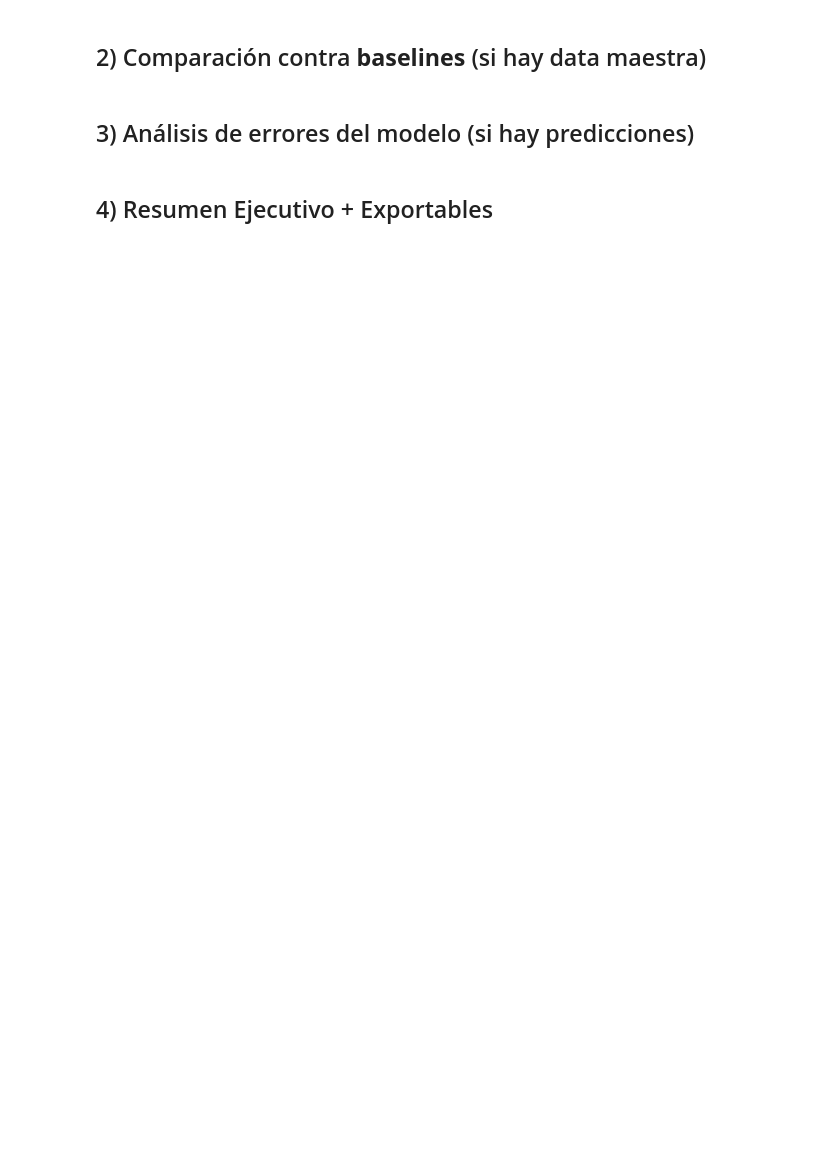
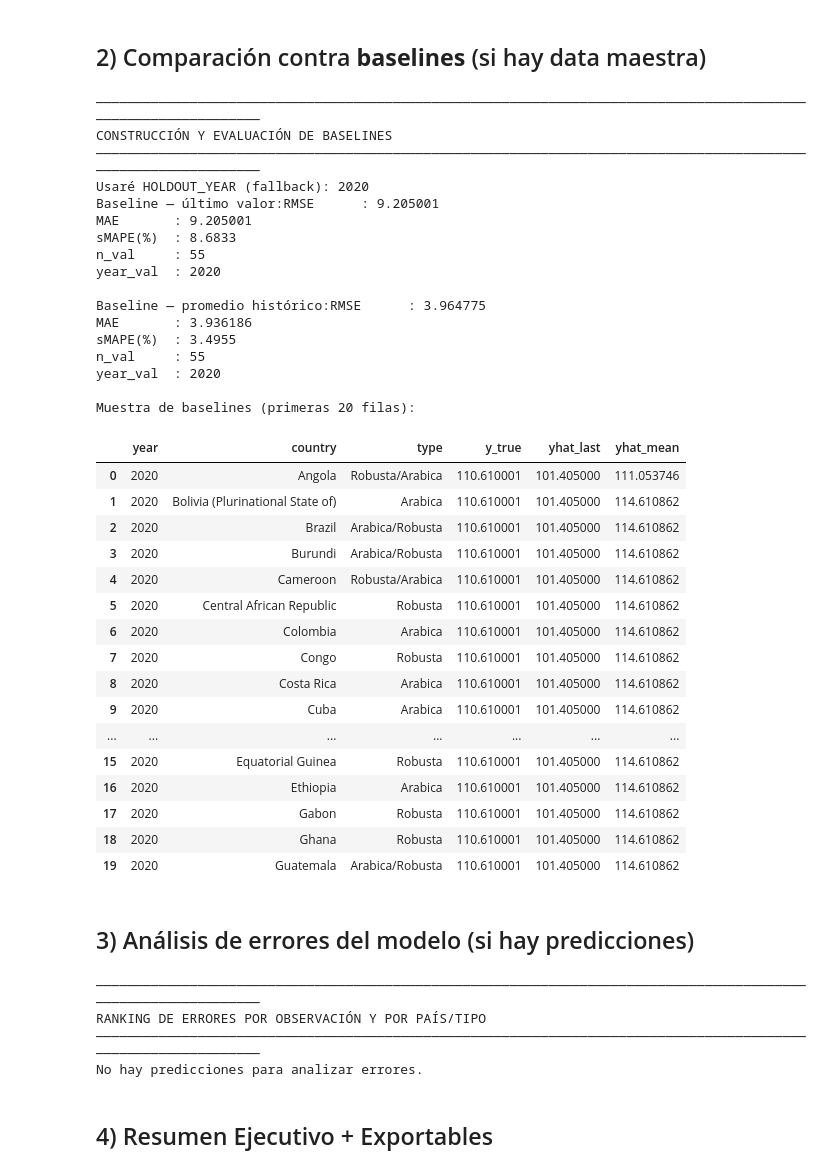
Before and after one commit to wilwil186/Coffee, a Jupyter notebook: Evaluacion.ipynb, the cells around one changed output. Cells and saved outputs as stored; diff of their text form; code cells hidden in the pictures; blank space fills up the shorter version.

```diff
--- a/Evaluacion.ipynb
+++ b/Evaluacion.ipynb
@@ -195,7 +214,6 @@ else:
 # %% [markdown]
 ## 2) Comparación contra **baselines** (si hay data maestra)
 # %%
-
 print_header("Construcción y evaluación de baselines")
 baseline_metrics = {}
 df_baselines_view = None
@@ -244,37 +262,70 @@ else:
         if df_eval is not None and align_keys:
             gold = df_eval.rename(columns={y_true_col:"y_true"})[align_keys+["y_true"]].drop_duplicates()
         else:
             gold = test[["year"]+keys+[TARGET]].rename(columns={TARGET:"y_true"})
 
         dfb = gold.merge(base_last, on=["year"]+keys, how="left").merge(base_mean, on=["year"]+keys, how="left")
         # Métricas
         def met(df, col):
             ok = df[["y_true", col]].dropna()
             if ok.empty: return None
             return {
                 "RMSE": rmse(ok["y_true"], ok[col]),
                 "MAE": mae(ok["y_true"], ok[col]),
                 "sMAPE(%)": smape(ok["y_true"], ok[col]),
                 "n_val": int(len(ok)),
                 "year_val": int(HOLDOUT_YEAR),
             }
         m_last = met(dfb, "yhat_last")
         m_mean = met(dfb, "yhat_mean")
         if m_last:
             baseline_metrics["last_value"] = m_last
-            print("Baseline — último valor:
-" + format_metrics(m_last))
+            print("Baseline — último valor:" + format_metrics(m_last))
         if m_mean:
             baseline_metrics["mean_hist"] = m_mean
-            print("\nBaseline — promedio histórico:
-" + format_metrics(m_mean))
+            print("\nBaseline — promedio histórico:" + format_metrics(m_mean))
 
         # vista tabular
         show_cols = [c for c in ["year"]+keys+["y_true","yhat_last","yhat_mean"] if c in dfb.columns]
         df_baselines_view = dfb[show_cols].head(20)
         if not df_baselines_view.empty:
             print("\nMuestra de baselines (primeras 20 filas):")
             display(df_baselines_view)
+# %% [output]
+————————————————————————————————————————————————————————————————————————————————————————————————————————————————
+CONSTRUCCIÓN Y EVALUACIÓN DE BASELINES
+————————————————————————————————————————————————————————————————————————————————————————————————————————————————
+Usaré HOLDOUT_YEAR (fallback): 2020
+Baseline — último valor:RMSE      : 9.205001
+MAE       : 9.205001
+sMAPE(%)  : 8.6833
+n_val     : 55
+year_val  : 2020
+
+Baseline — promedio histórico:RMSE      : 3.964775
+MAE       : 3.936186
+sMAPE(%)  : 3.4955
+n_val     : 55
+year_val  : 2020
+
+Muestra de baselines (primeras 20 filas):
+|  | year | country | type | y_true | yhat_last | yhat_mean |
+| 0 | 2020 | Angola | Robusta/Arabica | 110.610001 | 101.405000 | 111.053746 |
+| 1 | 2020 | Bolivia (Plurinational State of) | Arabica | 110.610001 | 101.405000 | 114.610862 |
+| 2 | 2020 | Brazil | Arabica/Robusta | 110.610001 | 101.405000 | 114.610862 |
+| 3 | 2020 | Burundi | Arabica/Robusta | 110.610001 | 101.405000 | 114.610862 |
+| 4 | 2020 | Cameroon | Robusta/Arabica | 110.610001 | 101.405000 | 114.610862 |
+| 5 | 2020 | Central African Republic | Robusta | 110.610001 | 101.405000 | 114.610862 |
+| 6 | 2020 | Colombia | Arabica | 110.610001 | 101.405000 | 114.610862 |
+| 7 | 2020 | Congo | Robusta | 110.610001 | 101.405000 | 114.610862 |
+| 8 | 2020 | Costa Rica | Arabica | 110.610001 | 101.405000 | 114.610862 |
+| 9 | 2020 | Cuba | Arabica | 110.610001 | 101.405000 | 114.610862 |
+| ... | ... | ... | ... | ... | ... | ... |
+| 15 | 2020 | Equatorial Guinea | Robusta | 110.610001 | 101.405000 | 114.610862 |
+| 16 | 2020 | Ethiopia | Arabica | 110.610001 | 101.405000 | 114.610862 |
+| 17 | 2020 | Gabon | Robusta | 110.610001 | 101.405000 | 114.610862 |
+| 18 | 2020 | Ghana | Robusta | 110.610001 | 101.405000 | 114.610862 |
+| 19 | 2020 | Guatemala | Arabica/Robusta | 110.610001 | 101.405000 | 114.610862 |
 # %% [markdown]
 ## 3) Análisis de errores del modelo (si hay predicciones)
 # %%
@@ -309,6 +360,11 @@ if df_eval is not None and not df_eval.empty:
         df_errors_rank = agg
 else:
     print("No hay predicciones para analizar errores.")
+# %% [output]
+————————————————————————————————————————————————————————————————————————————————————————————————————————————————
+RANKING DE ERRORES POR OBSERVACIÓN Y POR PAÍS/TIPO
+————————————————————————————————————————————————————————————————————————————————————————————————————————————————
+No hay predicciones para analizar errores.
 # %% [markdown]
 ## 4) Resumen Ejecutivo + Exportables
 # %%
```
Also changed, not shown: parts of 8 cells of this notebook.
